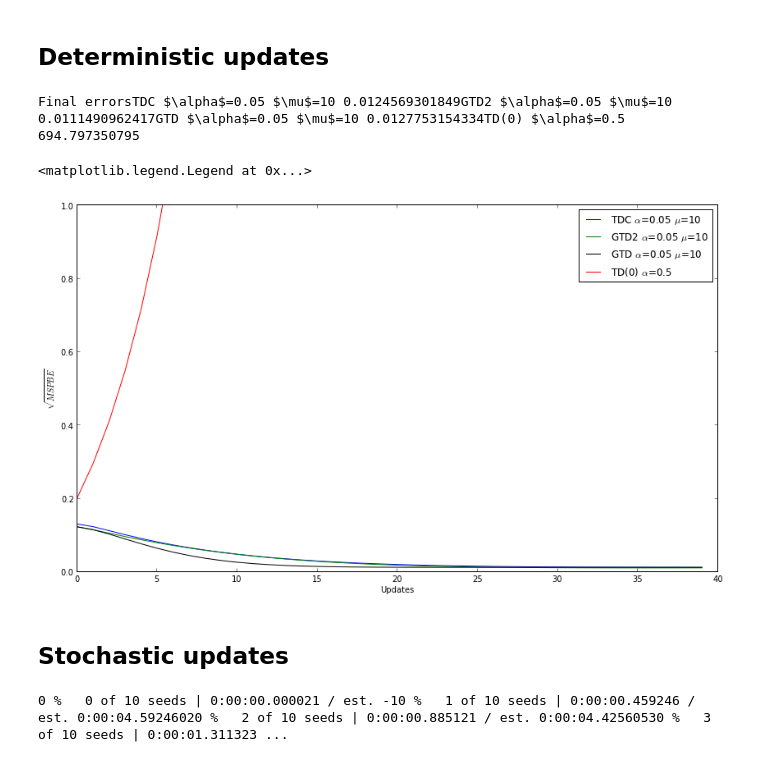
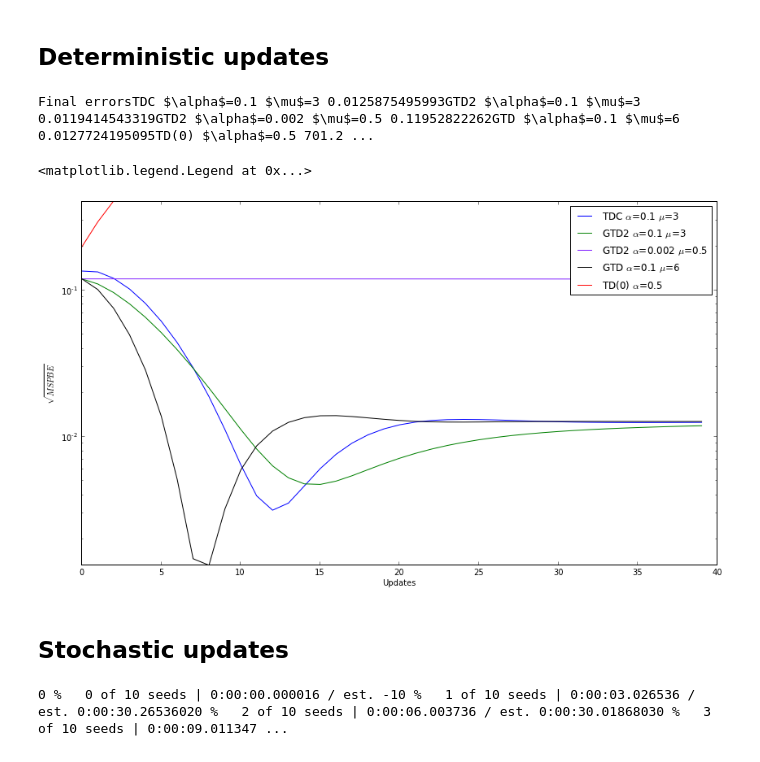
Before and after one commit to chrodan/tdlearn, a Jupyter notebook: baird_offpolicy.ipynb, the cells around one changed output. Cells and saved outputs as stored; diff of their text form; code cells hidden in the pictures.

```diff
--- a/baird_offpolicy.ipynb
+++ b/baird_offpolicy.ipynb
@@ -22,12 +20,12 @@ import tddetmethods = []alpha = 0.05mu = 10m = td.TDC(alpha=alpha, beta=alpha*mu
 # %%
-plt.figure(figsize=(14,8))plt.ylabel(r"$\sqrt{MSPBE}$")plt.xlabel("Updates")    print "Final errors"for i, m in enumerate(detmethods):     plt.plot(range(err.shape[1]),err[i,:], label=m.name, color=m.color)    print m.name, err[i,-1]#plt.yscale("log")plt.ylim(0,1)plt.legend(loc="upper right")
+plt.figure(figsize=(14,8))plt.ylabel(r"$\sqrt{MSPBE}$")plt.xlabel("Updates")    print "Final errors"for i, m in enumerate(detmethods):     plt.plot(range(err.shape[1]),err[i,:], label=m.name, color=m.color)    print m.name, err[i,-1]plt.yscale("log")plt.ylim(0,0.4)plt.legend(loc="upper right")
 # %% [output]
-Final errorsTDC $\alpha$=0.05 $\mu$=10 0.0124569301849GTD2 $\alpha$=0.05 $\mu$=10 0.0111490962417GTD $\alpha$=0.05 $\mu$=10 0.0127753154334TD(0) $\alpha$=0.5 694.797350795
+Final errorsTDC $\alpha$=0.1 $\mu$=3 0.0125875495993GTD2 $\alpha$=0.1 $\mu$=3 0.0119414543319GTD2 $\alpha$=0.002 $\mu$=0.5 0.11952822262GTD $\alpha$=0.1 $\mu$=6 0.0127724195095TD(0) $\alpha$=0.5 701.2 ...
 <matplotlib.legend.Legend at 0x...>
-[figure, old version]
+[figure, new version]
 # %% [markdown]
 ## Stochastic updates
 # %%
-n_indep = 10n_iter = 500methods = []for alpha, mu, color in [(0.01, 10, "red"), (0.04, 0.5, "orange")]:    m = td.TDC(alpha=alpha, beta=mu*alpha, phi=phi)            m.name = r"TDC $\alpha$={} $\mu$={}".format(alpha, mu)            m.color = color                methods.append(m)   for alpha in np.power(2., np.arange(-10,1)):    for mu in np.power(10.,np.linspace(-3,2,10)):        m = td.GTD2(alpha=alpha, beta=mu*alpha, phi=phi)        m.name = r"GTD2 $\alpha$={} $\mu$={}".format(alpha, mu)      #        methods.append(m)    for alpha, mu, color in [(0.03, 0.01, "black"), (0.06, 0.03, "cyan"), (0.06, 0.01, "#ff6600")]:        m = td.GTD2(alpha=alpha, beta=mu*alpha, phi=phi)           m.name = r"GTD2 $\alpha$={} $\mu$={}".format(alpha, mu)          m.color = color                methods.append(m)        for alpha, color in [(0.01, "#00AA00"), (0.03, "#0000ff")]:    m = td.LinearTDLambda(alpha=alpha, phi=phi, lam=0)    m.name = r"TD(0) $\alpha$={}".format(alpha)        m.color = color                                    methods.append(m)   mean, std, raw = task.avg_error_traces(methods, n_indep, n_samples=n_iter, criterion="RMSPBE")
+n_indep = 10n_iter = 3000methods = []task = get_task("uniform")for alpha, mu, color in [(7.8e-5,1000, "orange"), (0.01 , 20, "#00AA00")]:    m = td.TDC(alpha=alpha, beta=mu*alpha, phi=task.phi)            m.name = r"TDC $\alpha$={} $\mu$={}".format(alpha, mu)            m.color = color                methods.append(m)   for alpha, mu, color in [(0.01, 2, "red"), (0.0012, 1, "k")]:    m = td.GTD(alpha=alpha, beta=mu*alpha, phi=task.phi)    m.name = r"GTD $\alpha$={} $\mu$={}".format(alpha, mu)          m.color = color     methods.append(m)for alpha, mu, color in [(0.01,2, "#5029A5")]:    m = td.GeriTDC(alpha=alpha, beta=mu*alpha, phi=task.phi)            m.name = r"Geri TDC $\alpha$={} $\mu$={}".format(alpha, mu)            m.color = color                methods.append(m)     for alpha, mu, color in [(0.001, 128, "cyan"), (0.00018, 65, "#f000f0")]:        m = td.GTD2(alpha=alpha, beta=mu*alpha, phi=task.phi)           m.name = r"GTD2 $\alpha$={} $\mu$={}".format(alpha, mu)          m.color = color                methods.append(m)        for alpha, color in [(0.0001, "#0000ff")]:    m = td.LinearTDLambda(alpha=alpha, phi=task.phi, lam=0)    m.name = r"TD(0) $\alpha$={}".format(alpha)        m.color = color                                    methods.append(m)   mean, std, raw = task.avg_error_traces(methods, n_indep, n_samples=n_iter, criterion="RMSPBE", verbose=True)
 # %% [output]
-0 %   0 of 10 seeds | 0:00:00.000021 / est. -10 %   1 of 10 seeds | 0:00:00.459246 / est. 0:00:04.59246020 %   2 of 10 seeds | 0:00:00.885121 / est. 0:00:04.42560530 %   3 of 10 seeds | 0:00:01.311323 ...
+0 %   0 of 10 seeds | 0:00:00.000016 / est. -10 %   1 of 10 seeds | 0:00:03.026536 / est. 0:00:30.26536020 %   2 of 10 seeds | 0:00:06.003736 / est. 0:00:30.01868030 %   3 of 10 seeds | 0:00:09.011347 ...
```
Also changed, not shown: parts of 35 cells of this notebook, 20 other files.
